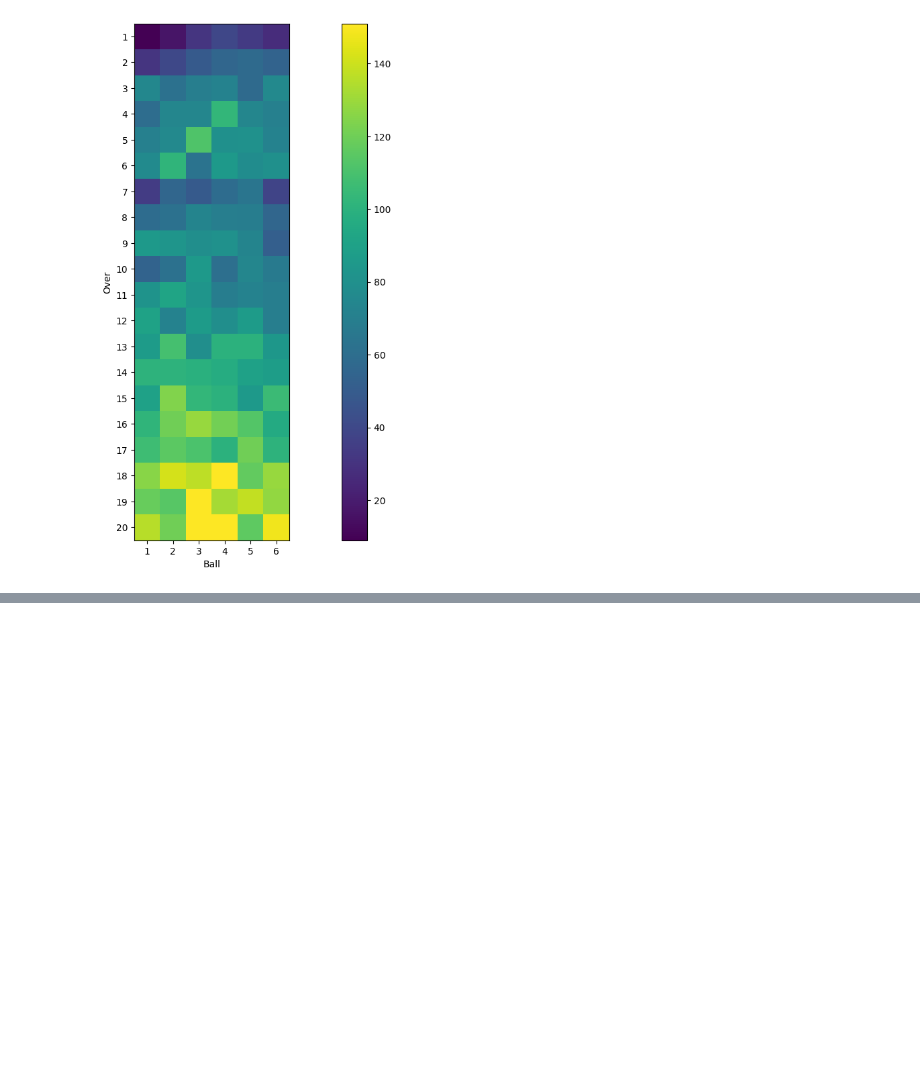
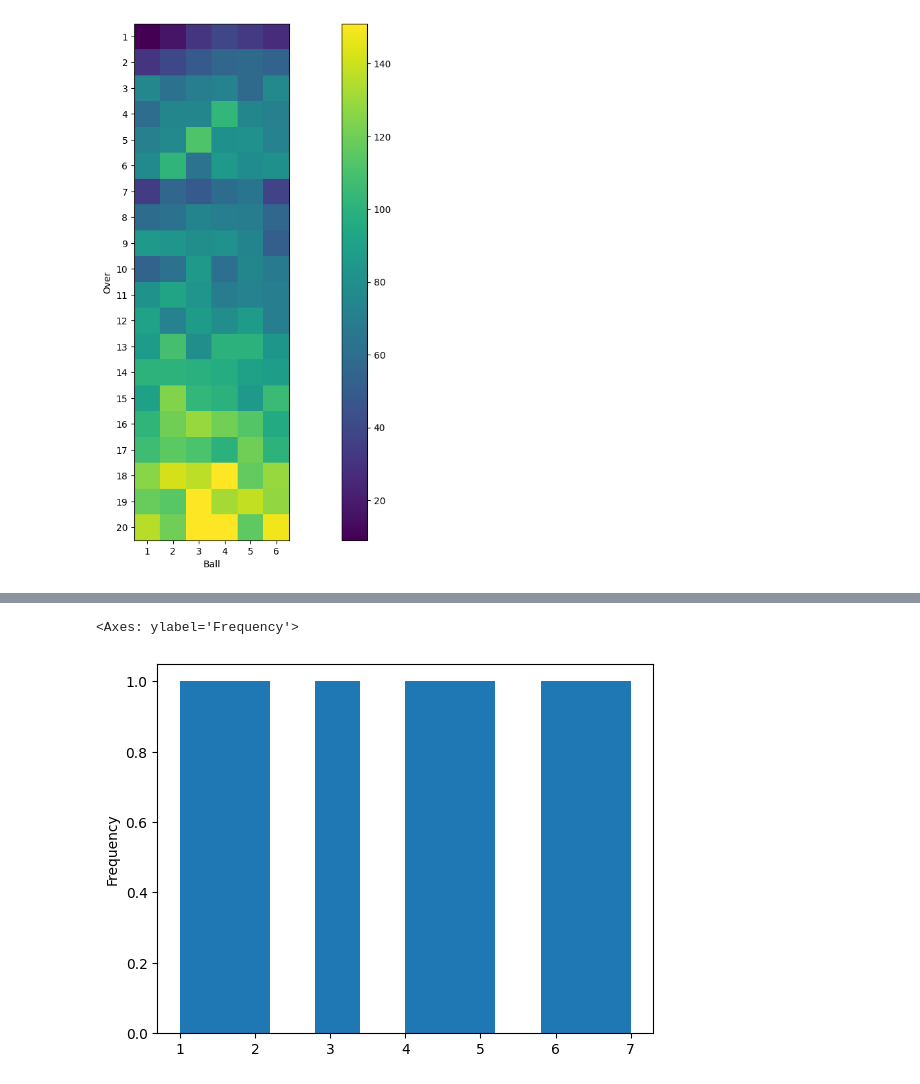
Before and after one commit to Muhammad-Waleed-Source/Matplotlib, a Jupyter notebook: Matplotlib_2.ipynb, the cells around one changed output, grey strips where cells are left out. Cells and saved outputs as stored; diff of their text form; code cells hidden in the pictures; blank space fills up the shorter version.

```diff
--- a/Matplotlib_2.ipynb
+++ b/Matplotlib_2.ipynb
@@ -570,0 +601,5 @@ Text(0, 0.5, 'Over')
+# %%
+s.plot(kind='hist')
+# %% [output]
+<Axes: ylabel='Frequency'>
+[figure, added]
```
Also changed, not shown: parts of 5 cells of this notebook.
